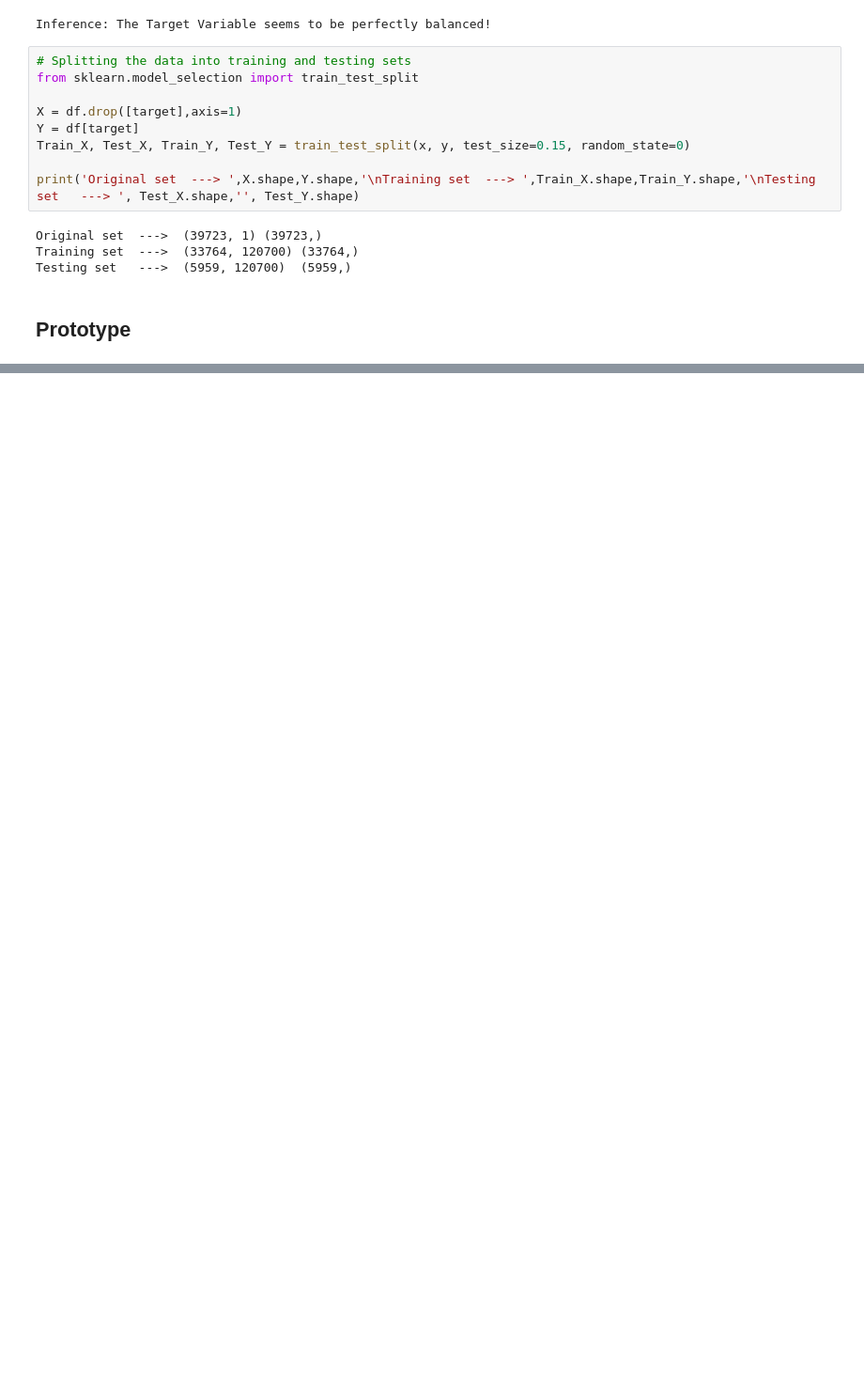
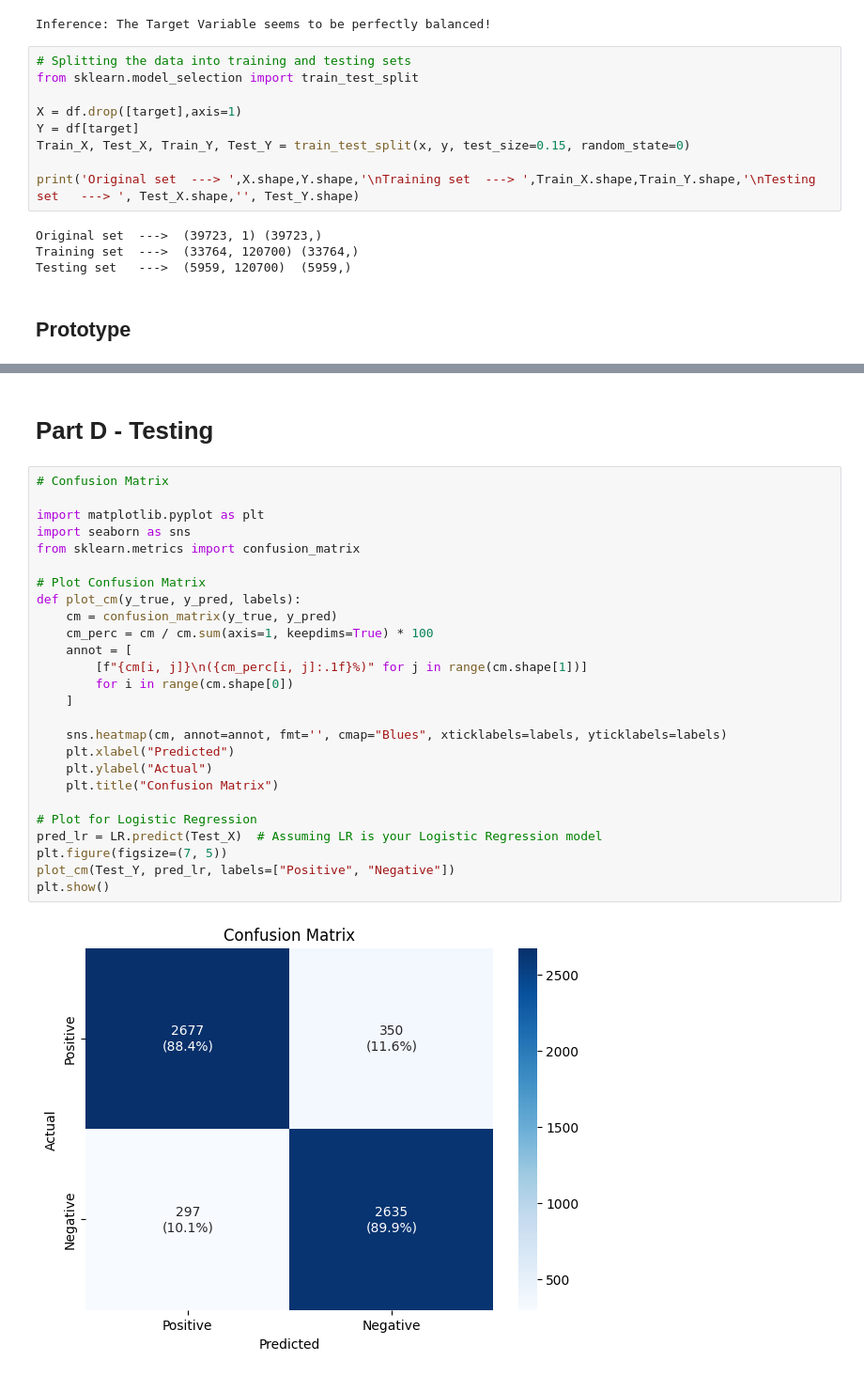
Before and after one commit to LinukaRiviRihan/sentiment-analyzer, a Jupyter notebook: Sentiment_Analyzer.ipynb, the cells around one changed output, grey strips where cells are left out. Shown: that part at 94% size. Cells and saved outputs as stored; diff of their text form; blank space fills up the shorter version.

Commit message:
Part D - Testing

```diff
--- a/Sentiment_Analyzer.ipynb
+++ b/Sentiment_Analyzer.ipynb
@@ -367,3 +356,33 @@ pred = LR.predict(Test_X)
 print(f'Logistic Regression (LR) Model Accuracy = {round(accuracy_score(Test_Y, pred), 3) * 100}%')
 # %% [output]
 Logistic Regression (LR) Model Accuracy = 89.1%
+# %% [markdown]
+# Part D - Testing
+# %%
+# Confusion Matrix
+
+import matplotlib.pyplot as plt
+import seaborn as sns
+from sklearn.metrics import confusion_matrix
+
+# Plot Confusion Matrix
+def plot_cm(y_true, y_pred, labels):
+    cm = confusion_matrix(y_true, y_pred)
+    cm_perc = cm / cm.sum(axis=1, keepdims=True) * 100
+    annot = [
+        [f"{cm[i, j]}\n({cm_perc[i, j]:.1f}%)" for j in range(cm.shape[1])]
+        for i in range(cm.shape[0])
+    ]
+
+    sns.heatmap(cm, annot=annot, fmt='', cmap="Blues", xticklabels=labels, yticklabels=labels)
+    plt.xlabel("Predicted")
+    plt.ylabel("Actual")
+    plt.title("Confusion Matrix")
+
+# Plot for Logistic Regression
+pred_lr = LR.predict(Test_X)  # Assuming LR is your Logistic Regression model
+plt.figure(figsize=(7, 5))
+plot_cm(Test_Y, pred_lr, labels=["Positive", "Negative"])
+plt.show()
+# %% [output]
+[figure, added]
```
Also changed, not shown: parts of 7 cells of this notebook.
